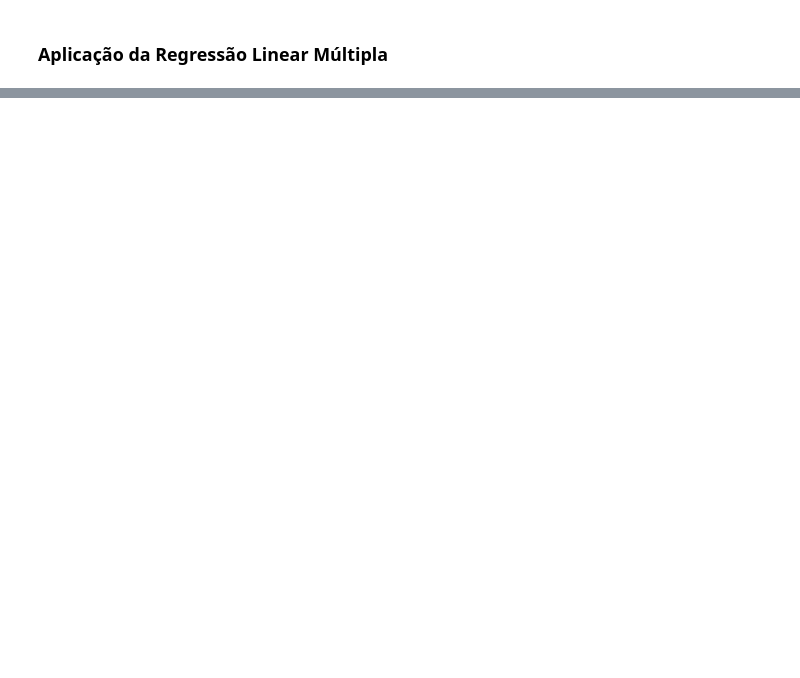
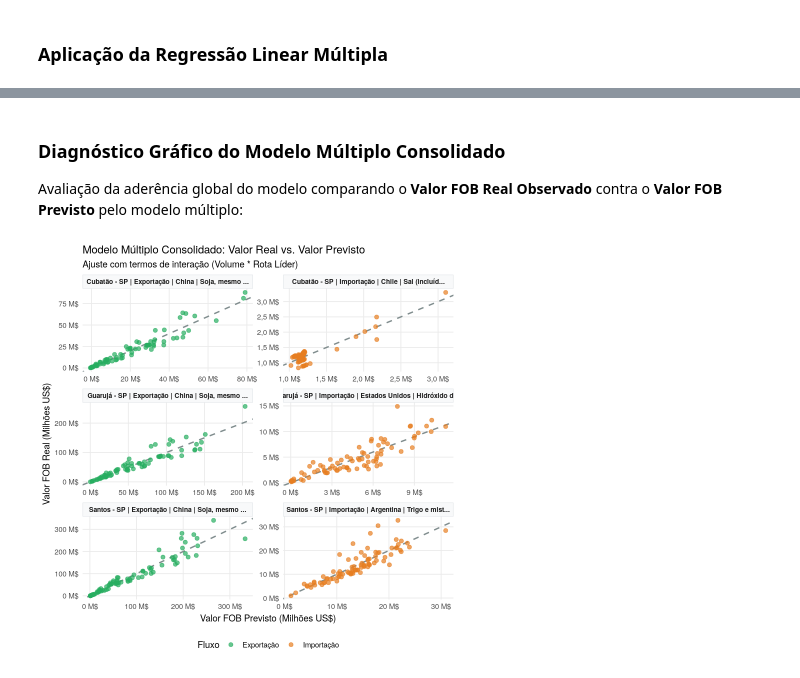
Before and after one commit to flaalevia15-gif/comex-aprendizado-estatistico_R, a Jupyter notebook: notebooks/04_regressao_linear.ipynb, the cells around one changed output, grey strips where cells are left out. Cells and saved outputs as stored; diff of their text form; code cells hidden in the pictures; blank space fills up the shorter version.

```diff
--- a/notebooks/04_regressao_linear.ipynb
+++ b/notebooks/04_regressao_linear.ipynb
@@ -228,0 +148,6 @@ Warning message in prettyNum(.Internal(format(x, trim, digits, nsmall, width, 3L
+# %%
+# Ajuste do modelo consolidado com interação
+regressao_multipla <- ajustar_regressao_multipla_consolidada(df_sazonal_lideres)
+
+# 1. Métricas globais
+regressao_multipla$metricas_globais
@@ -228,0 +216,9 @@ Warning message in prettyNum(.Internal(format(x, trim, digits, nsmall, width, 3L
+# %% [markdown]
+### Diagnóstico Gráfico do Modelo Múltiplo Consolidado
+
+Avaliação da aderência global do modelo comparando o **Valor FOB Real Observado** contra o **Valor FOB Previsto** pelo modelo múltiplo:
+# %%
+# 3. Diagnóstico gráfico facetado
+plotar_diagnostico_multipla(regressao_multipla)
+# %% [output]
+[figure, added]
```
Also changed, not shown: parts of 28 cells of this notebook, 10 other files.
